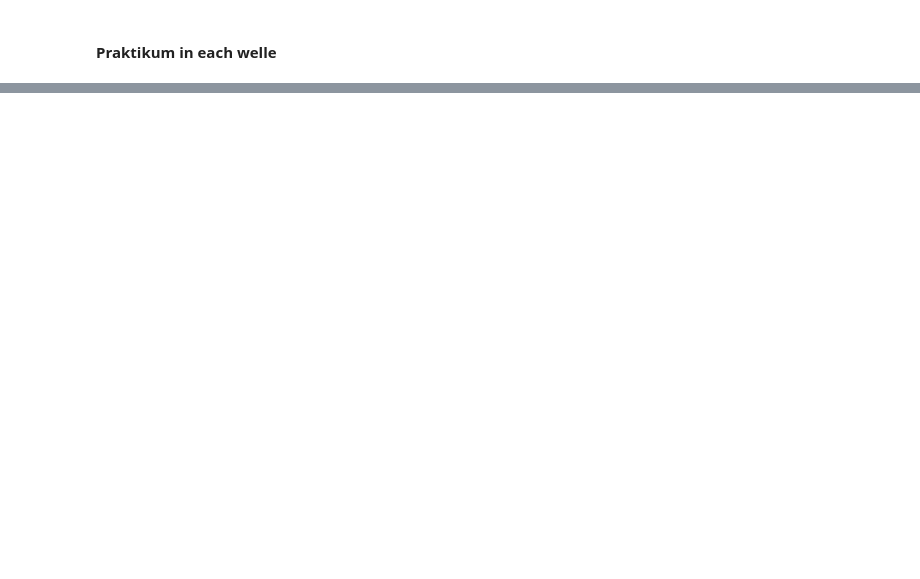
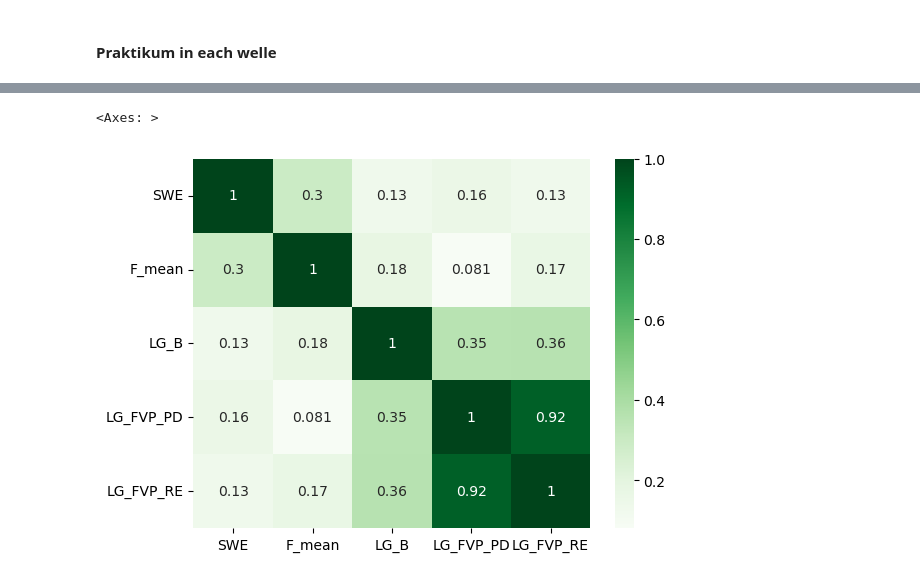
Before and after one commit to annaromankiewicz/masterarbeit, a Jupyter notebook: Analysis.ipynb, the cells around one changed output, grey strips where cells are left out. Drawn from its saved outputs; the diff is of its cells as text; code cells hidden in the pictures; blank space fills up the shorter version.

```diff
--- a/Analysis.ipynb
+++ b/Analysis.ipynb
@@ -1066,2 +2252,29 @@ list_praktikums_2.head()
+# %%
+types_list = {
+    'Welle'           :'int64',
+    'alter'           :'float32',
+    'geschlecht'      :'category',
+    'Semester'        :'float32',
+    'Praktikum'       :'int64',
+    'P_Absolviert'    :'int64',
+    'LG_B'            :'float32',
+    'LG_FVP_PD'       :'float32',
+    'LG_FVP_RE'       :'float32',
+    'SWE_01'          :'float32',
+    'SWE_02'          :'float32',
+    'SWE_03'          :'float32',
+    'SWE_04'          :'float32',
+    'SWE_05'          :'float32',
+    'SWE'             :'float32',
+    'F_01'            :'float32',
+    'F_03'            :'float32',
+    'F_09'            :'float32',
+    'F_11'            :'float32',
+    'F_mean'          :'float32',
+    'Imp_FachA'       :'float32',
+    'Imp_FachB'       :'float32',
+}
+
+list_praktikums = list_praktikums.astype({**types_list})
 # %% [markdown]
 #### Praktikum in each welle
@@ -1535,0 +2391,9 @@ stats.rename(index={"index": "Frage"}, inplace=True)
+# %%
+import matplotlib.pyplot as plt
+import seaborn as sns
+
+matrix = list_praktikums[['SWE','F_mean','LG_B','LG_FVP_PD', 'LG_FVP_RE']].corr()
+sns.heatmap(matrix, cmap="Greens", annot=True)
+# %% [output]
+<Axes: >
+[figure, added]
```
Also changed, not shown: parts of 192 cells of this notebook.
